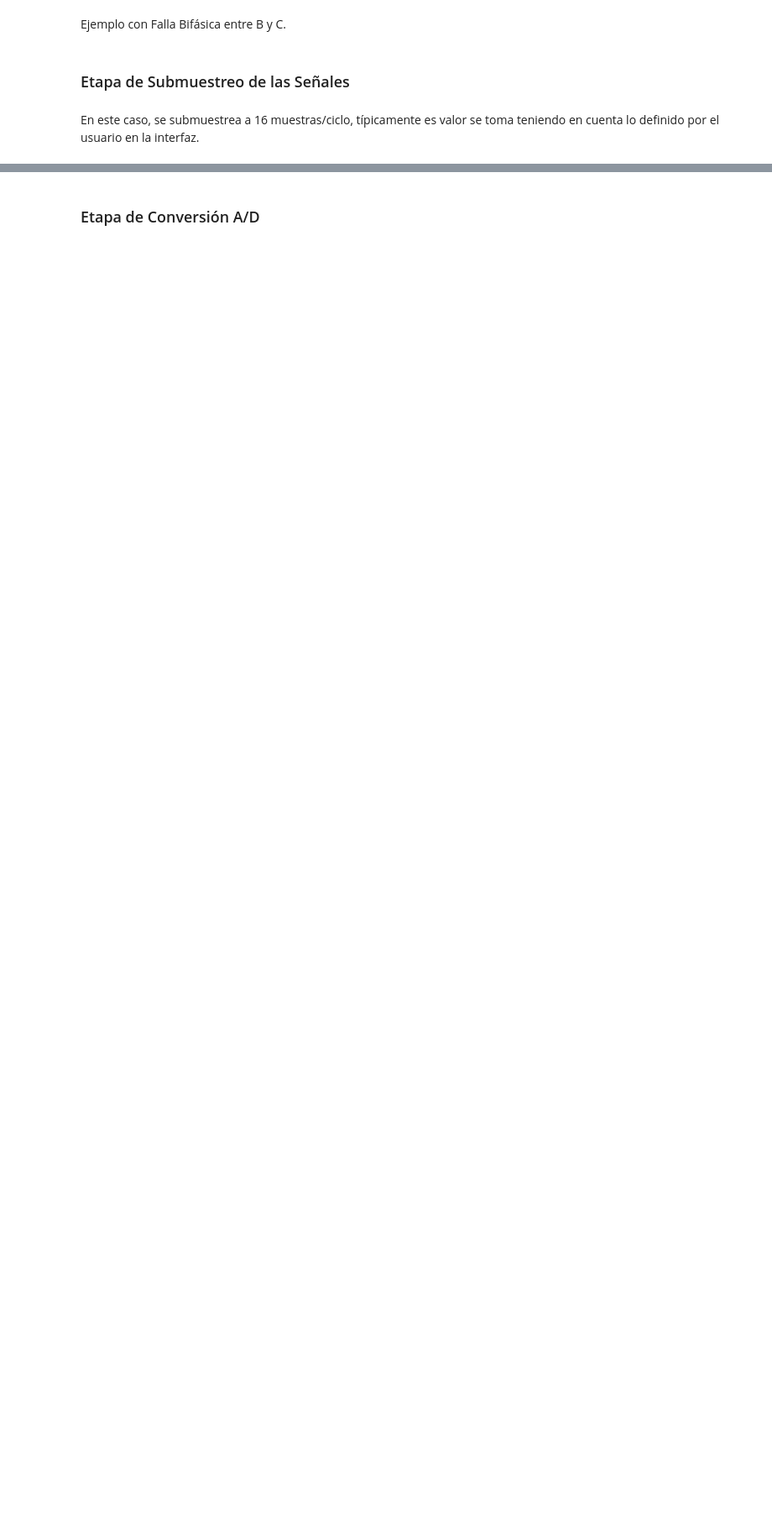
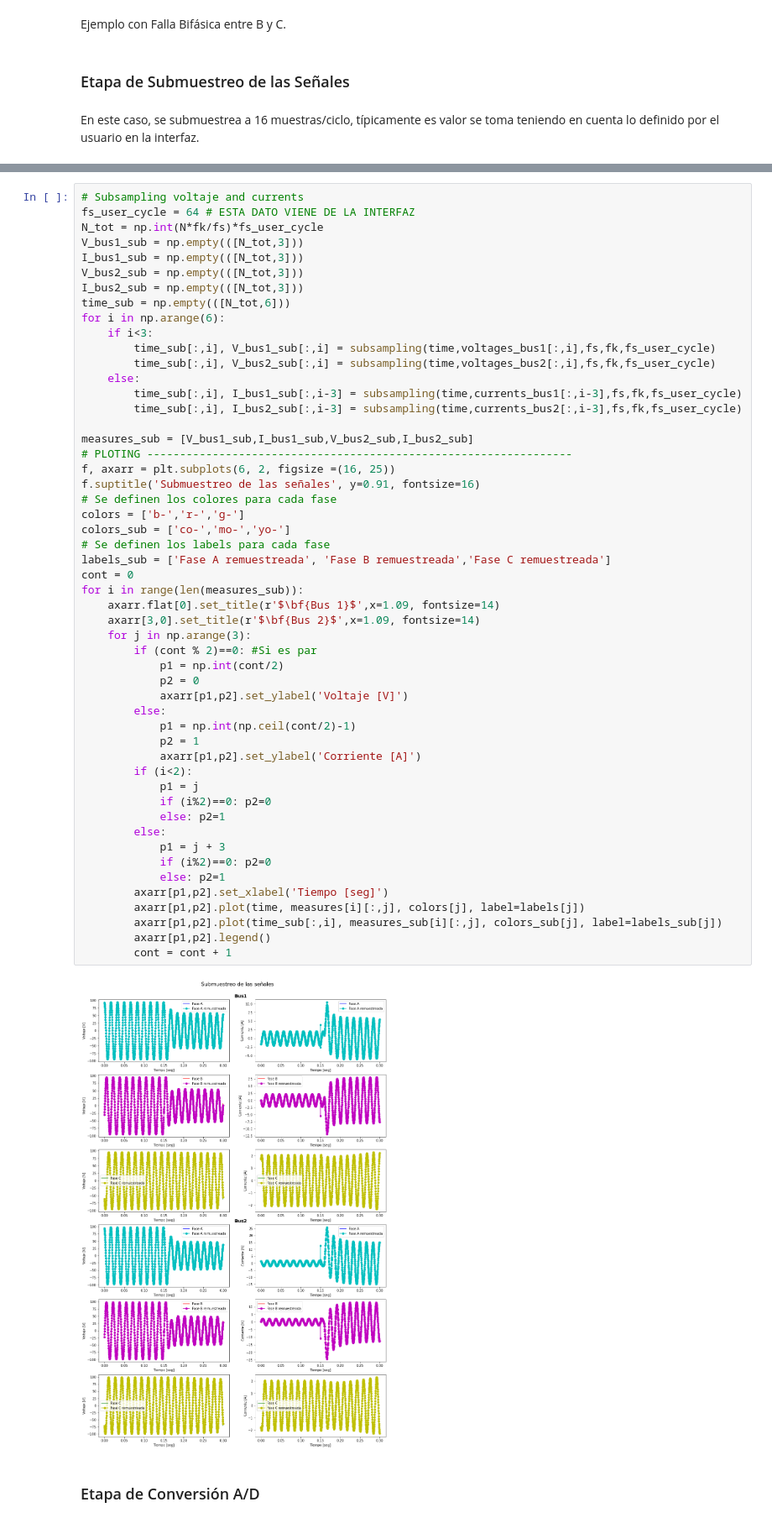
Before and after one commit to andresenrique08/Virtual_Relay_Course, a Jupyter notebook: TC2/Test_DSP_mat.ipynb, the cells around one changed output, grey strips where cells are left out. Shown at 84% size. Saved outputs shown, nothing was run; the diff lists cells and outputs as text; blank space fills up the shorter version.

```diff
--- a/TC2/Test_DSP_mat.ipynb
+++ b/TC2/Test_DSP_mat.ipynb
@@ -207,2 +177,56 @@ for i in np.arange(3):
+# %%
+# Subsampling voltaje and currents
+fs_user_cycle = 64 # ESTA DATO VIENE DE LA INTERFAZ
+N_tot = np.int(N*fk/fs)*fs_user_cycle
+V_bus1_sub = np.empty(([N_tot,3]))
+I_bus1_sub = np.empty(([N_tot,3]))
+V_bus2_sub = np.empty(([N_tot,3]))
+I_bus2_sub = np.empty(([N_tot,3]))
+time_sub = np.empty(([N_tot,6]))
+for i in np.arange(6):
+    if i<3:
+        time_sub[:,i], V_bus1_sub[:,i] = subsampling(time,voltages_bus1[:,i],fs,fk,fs_user_cycle)
+        time_sub[:,i], V_bus2_sub[:,i] = subsampling(time,voltages_bus2[:,i],fs,fk,fs_user_cycle)
+    else:
+        time_sub[:,i], I_bus1_sub[:,i-3] = subsampling(time,currents_bus1[:,i-3],fs,fk,fs_user_cycle)
+        time_sub[:,i], I_bus2_sub[:,i-3] = subsampling(time,currents_bus2[:,i-3],fs,fk,fs_user_cycle)
+
+measures_sub = [V_bus1_sub,I_bus1_sub,V_bus2_sub,I_bus2_sub]
+# PLOTING -----------------------------------------------------------------
+f, axarr = plt.subplots(6, 2, figsize =(16, 25))
+f.suptitle('Submuestreo de las señales', y=0.91, fontsize=16)
+# Se definen los colores para cada fase
+colors = ['b-','r-','g-']
+colors_sub = ['co-','mo-','yo-']
+# Se definen los labels para cada fase
+labels_sub = ['Fase A remuestreada', 'Fase B remuestreada','Fase C remuestreada']
+cont = 0
+for i in range(len(measures_sub)):
+    axarr.flat[0].set_title(r'$\bf{Bus 1}$',x=1.09, fontsize=14)
+    axarr[3,0].set_title(r'$\bf{Bus 2}$',x=1.09, fontsize=14)
+    for j in np.arange(3):
+        if (cont % 2)==0: #Si es par
+            p1 = np.int(cont/2)
+            p2 = 0
+            axarr[p1,p2].set_ylabel('Voltaje [V]')
+        else:
+            p1 = np.int(np.ceil(cont/2)-1)
+            p2 = 1
+            axarr[p1,p2].set_ylabel('Corriente [A]')
+        if (i<2):
+            p1 = j
+            if (i%2)==0: p2=0
+            else: p2=1
+        else:
+            p1 = j + 3
+            if (i%2)==0: p2=0
+            else: p2=1
+        axarr[p1,p2].set_xlabel('Tiempo [seg]')
+        axarr[p1,p2].plot(time, measures[i][:,j], colors[j], label=labels[j])
+        axarr[p1,p2].plot(time_sub[:,i], measures_sub[i][:,j], colors_sub[j], label=labels_sub[j])
+        axarr[p1,p2].legend()
+        cont = cont + 1
+# %% [output]
+[figure, added]
 # %% [markdown]
 ### Etapa de Conversión A/D
```
Also changed, not shown: parts of 5 cells of this notebook, 2 other files.
